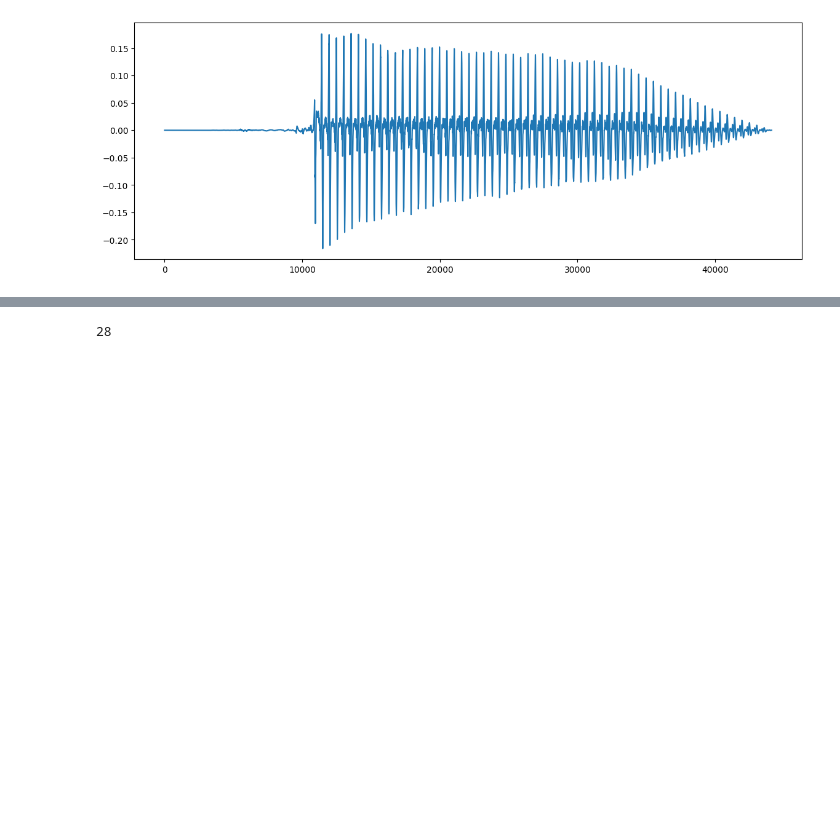
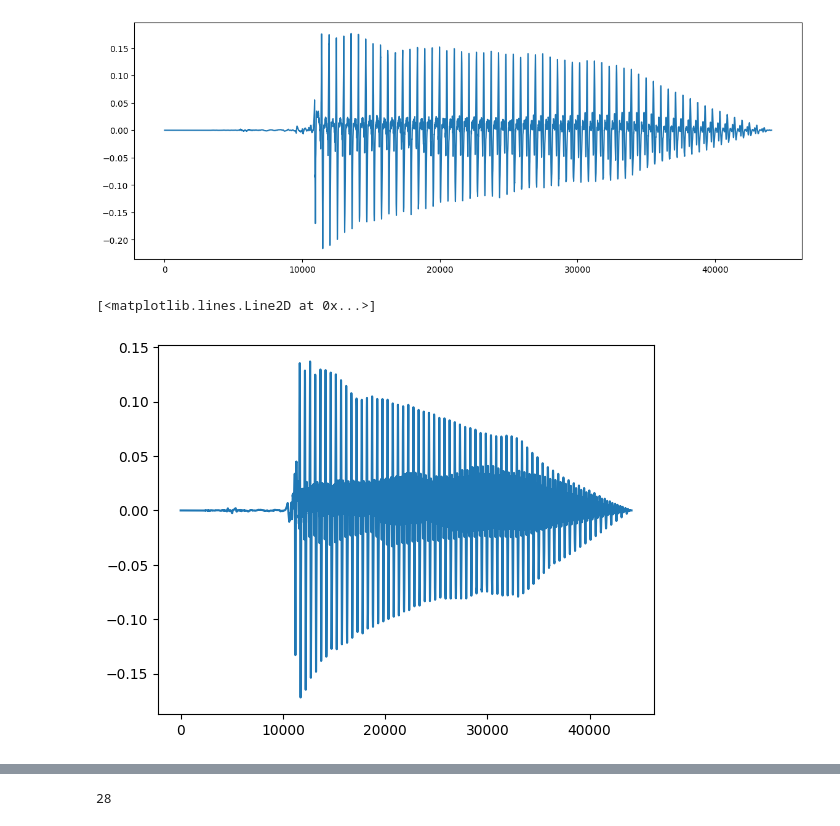
Before and after one commit to Lou-SdC/DataBass, a Jupyter notebook: notebooks/Edgar/Modelexploration.ipynb, the cells around one changed output, grey strips where cells are left out. Cells and saved outputs as stored; diff of their text form; code cells hidden in the pictures; blank space fills up the shorter version.

```diff
--- a/notebooks/Edgar/Modelexploration.ipynb
+++ b/notebooks/Edgar/Modelexploration.ipynb
@@ -116,3 +118,9 @@ def select_starting_point(y):
 
     y_select = y[start_ind-length_before:start_ind+length_after].copy()
     return y_select
+# %%
+wave1, sr1 = librosa.load(WORKING_DIR + '/raw_data/' + chorus_bass_list['file_path'][1])
+plt.plot(wave1)
+# %% [output]
+[<matplotlib.lines.Line2D at 0x...>]
+[figure, added]
```
Also changed, not shown: parts of 23 cells of this notebook.
